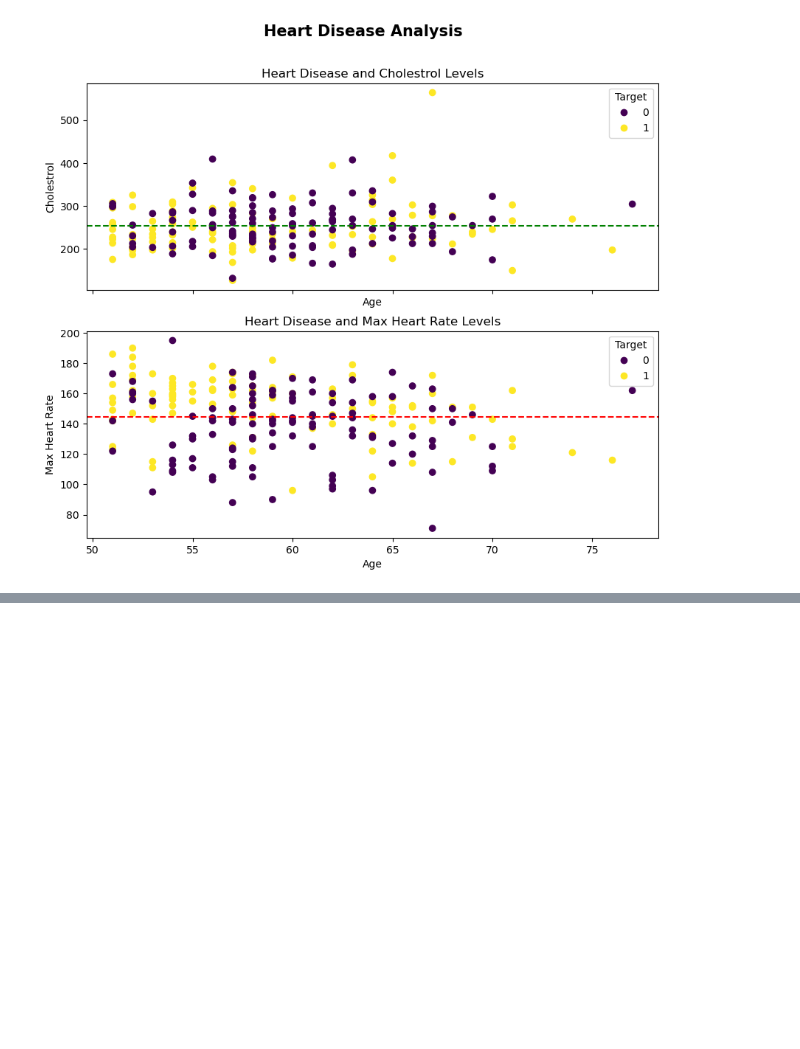
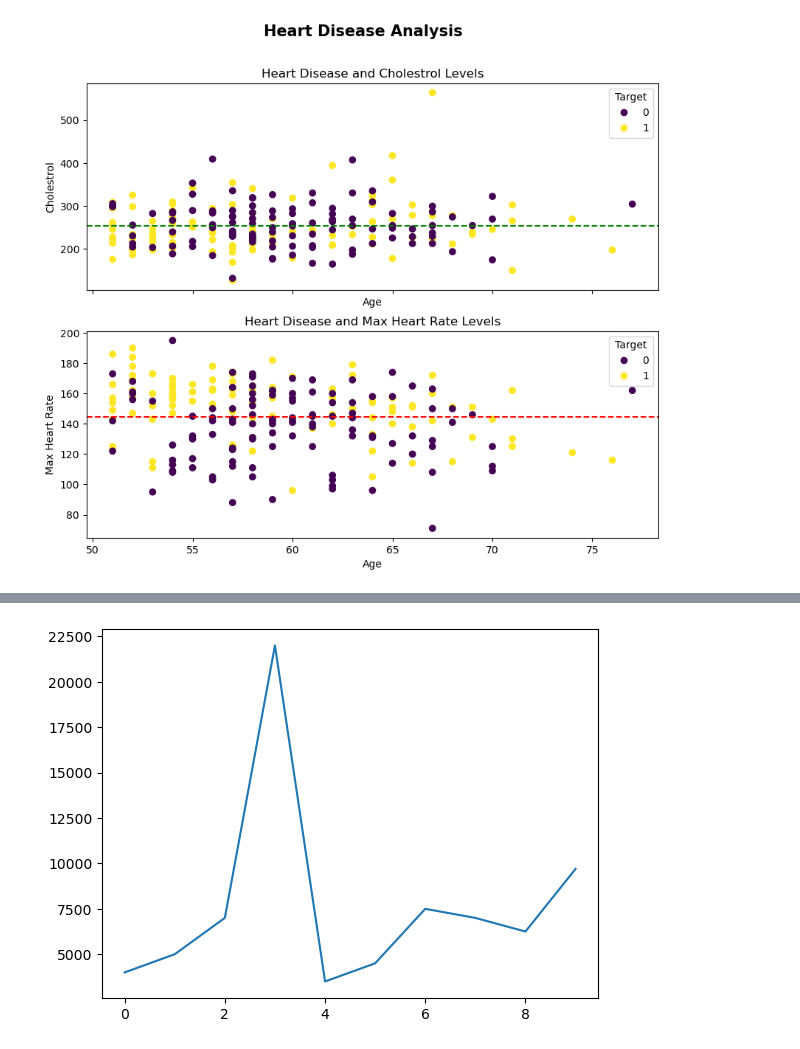
Before and after one commit to Sailaxmiveldanda/MachineLearning, a Jupyter notebook: matplotlib_ai/matplotlib_intro.ipynb, the cells around one changed output, grey strips where cells are left out. Drawn from its saved outputs; the diff is of its cells as text; code cells hidden in the pictures; blank space fills up the shorter version.

```diff
--- a/matplotlib_ai/matplotlib_intro.ipynb
+++ b/matplotlib_ai/matplotlib_intro.ipynb
@@ -568,0 +589,4 @@ Text(0.5, 0.98, 'Heart Disease Analysis')
+# %%
+car_sales["Price"].plot();
+# %% [output]
+[figure, added]
```
Also changed, not shown: parts of 39 cells of this notebook, 4 other files.
